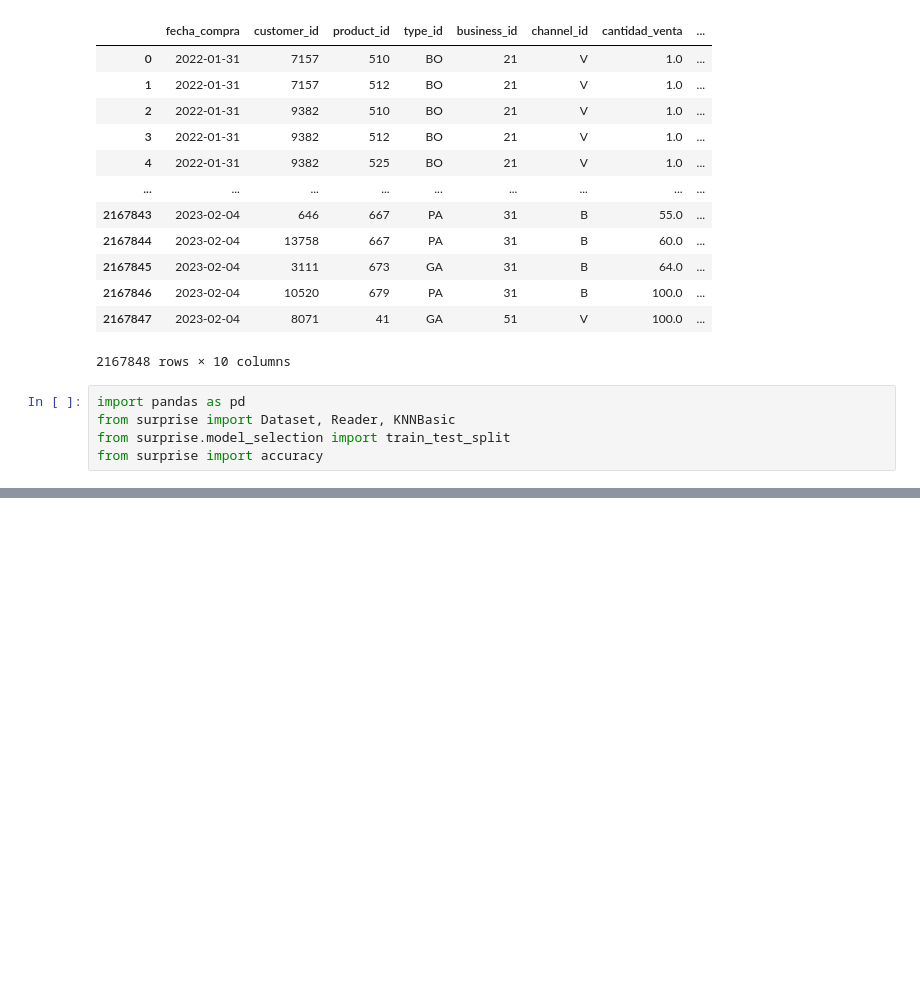
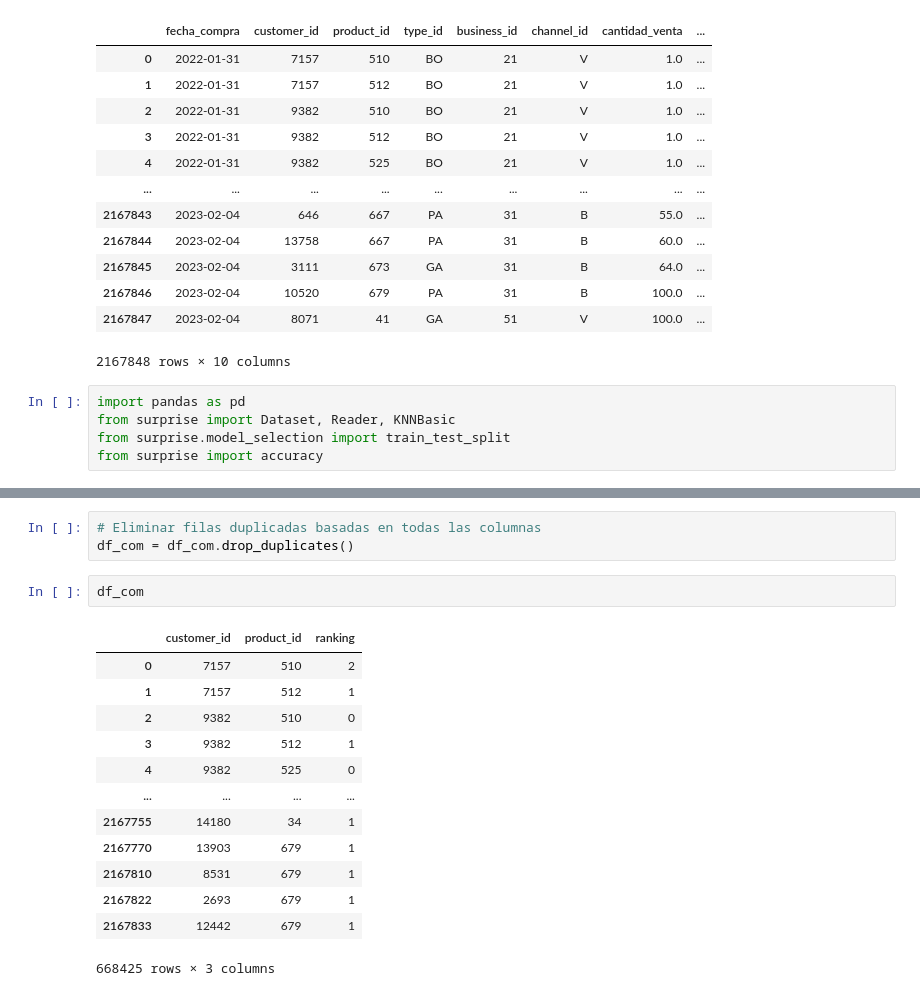
Before and after one commit to davidsosaolea/sistemas_de_remonedacion, a Jupyter notebook: note.ipynb, the cells around one changed output, grey strips where cells are left out. Drawn from its saved outputs; the diff is of its cells as text; blank space fills up the shorter version.

```diff
--- a/note.ipynb
+++ b/note.ipynb
@@ -377,3 +396,22 @@ from surprise import accuracy
+# %%
+# Eliminar filas duplicadas basadas en todas las columnas
+df_com = df_com.drop_duplicates()
+# %%
+df_com
+# %% [output]
+|  | customer_id | product_id | ranking |
+| 0 | 7157 | 510 | 2 |
+| 1 | 7157 | 512 | 1 |
+| 2 | 9382 | 510 | 0 |
+| 3 | 9382 | 512 | 1 |
+| 4 | 9382 | 525 | 0 |
+| ... | ... | ... | ... |
+| 2167755 | 14180 | 34 | 1 |
+| 2167770 | 13903 | 679 | 1 |
+| 2167810 | 8531 | 679 | 1 |
+| 2167822 | 2693 | 679 | 1 |
+| 2167833 | 12442 | 679 | 1 |
+668425 rows × 3 columns
 # %%
 
 # Define el formato del conjunto de datos (userID, itemID, rating)
```
Also changed, not shown: parts of 6 cells of this notebook.
